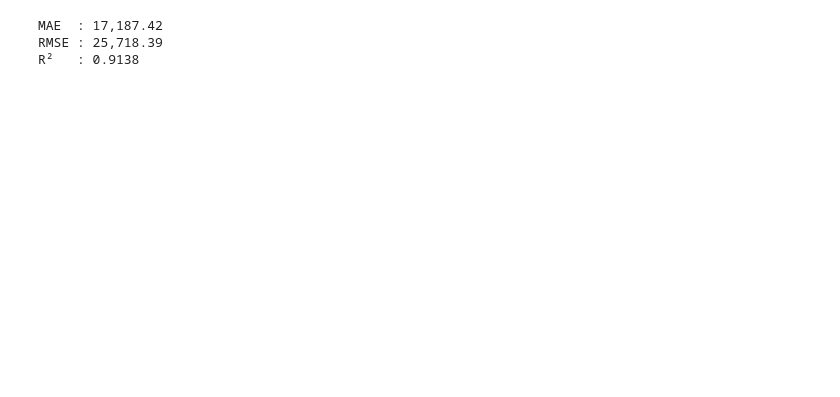
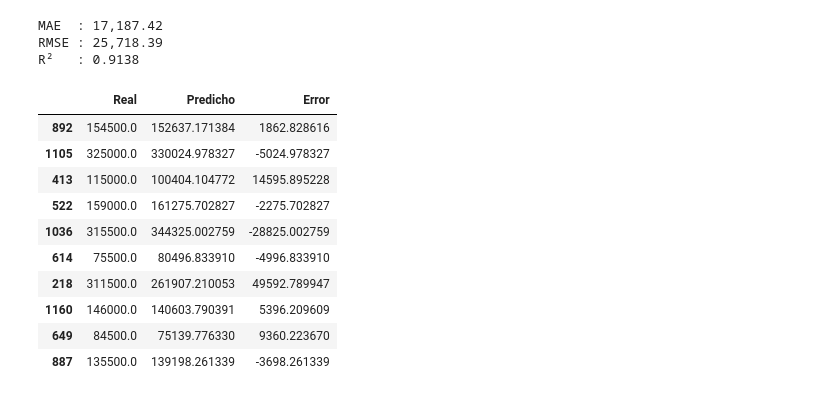
Before and after one commit to E-SalazarDev/SmartHouse-AVM, a Jupyter notebook: ai-engine/notebooks/03_baseline_model.ipynb, the cells around one changed output. Saved outputs shown, nothing was run; the diff lists cells and outputs as text; code cells hidden in the pictures; blank space fills up the shorter version.

```diff
--- a/ai-engine/notebooks/03_baseline_model.ipynb
+++ b/ai-engine/notebooks/03_baseline_model.ipynb
@@ -179,3 +232,26 @@ print(f"R²   : {r2:.4f}")
 MAE  : 17,187.42
 RMSE : 25,718.39
 R²   : 0.9138
+# %%
+# Comparación entre valores reales y predicciones
+
+# Crear tabla para analizar resultados
+comparison_df  = pd.DataFrame({
+    "Real": y_test_real,
+    "Predicho": y_pred_real
+})
+
+comparison_df["Error"] = (comparison_df["Real"] - comparison_df["Predicho"])
+comparison_df.head(10)
+# %% [output]
+|  | Real | Predicho | Error |
+| 892 | 154500.0 | 152637.171384 | 1862.828616 |
+| 1105 | 325000.0 | 330024.978327 | -5024.978327 |
+| 413 | 115000.0 | 100404.104772 | 14595.895228 |
+| 522 | 159000.0 | 161275.702827 | -2275.702827 |
+| 1036 | 315500.0 | 344325.002759 | -28825.002759 |
+| 614 | 75500.0 | 80496.833910 | -4996.833910 |
+| 218 | 311500.0 | 261907.210053 | 49592.789947 |
+| 1160 | 146000.0 | 140603.790391 | 5396.209609 |
+| 649 | 84500.0 | 75139.776330 | 9360.223670 |
+| 887 | 135500.0 | 139198.261339 | -3698.261339 |
```
Also changed, not shown: parts of 6 cells of this notebook.
